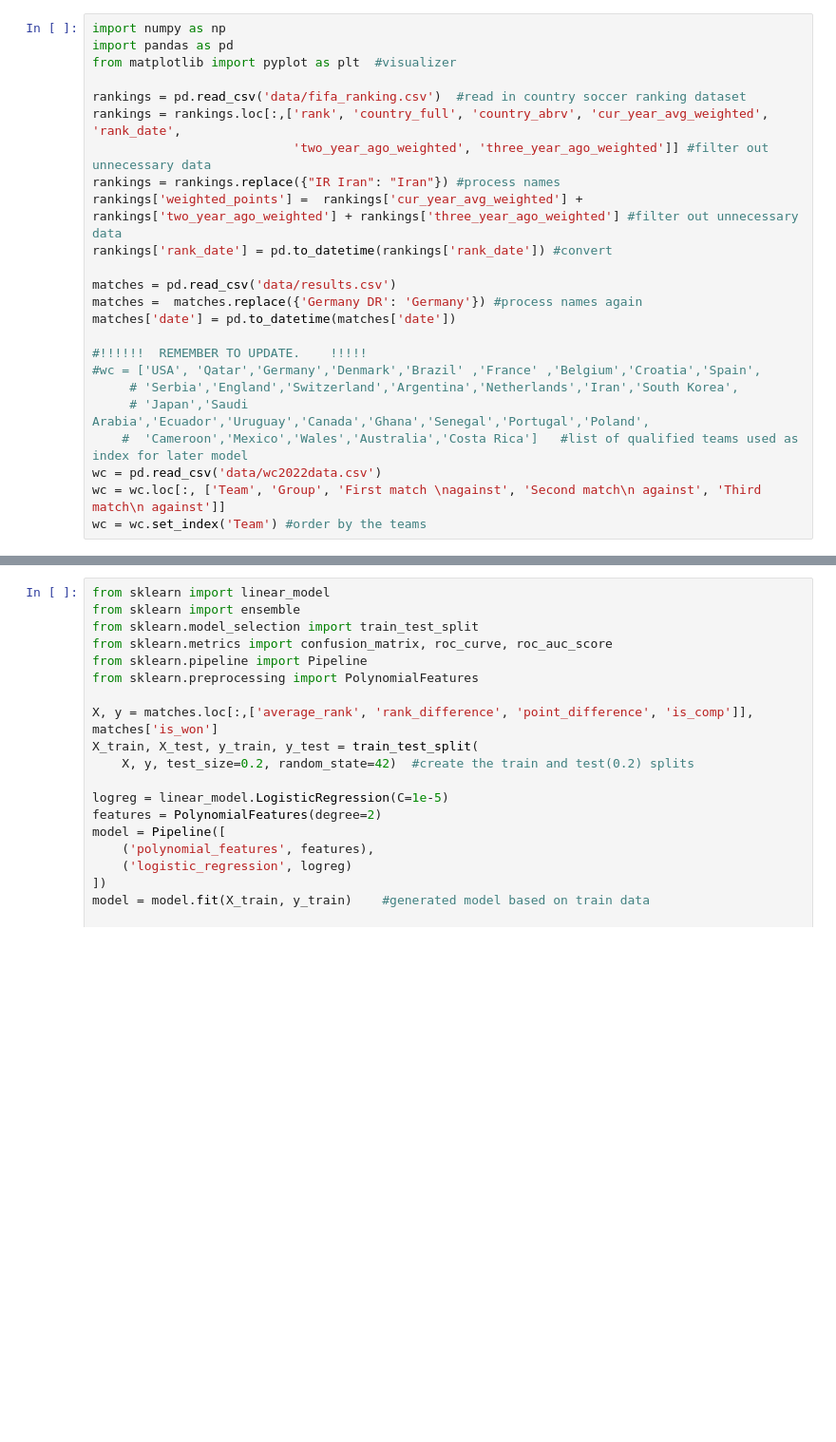
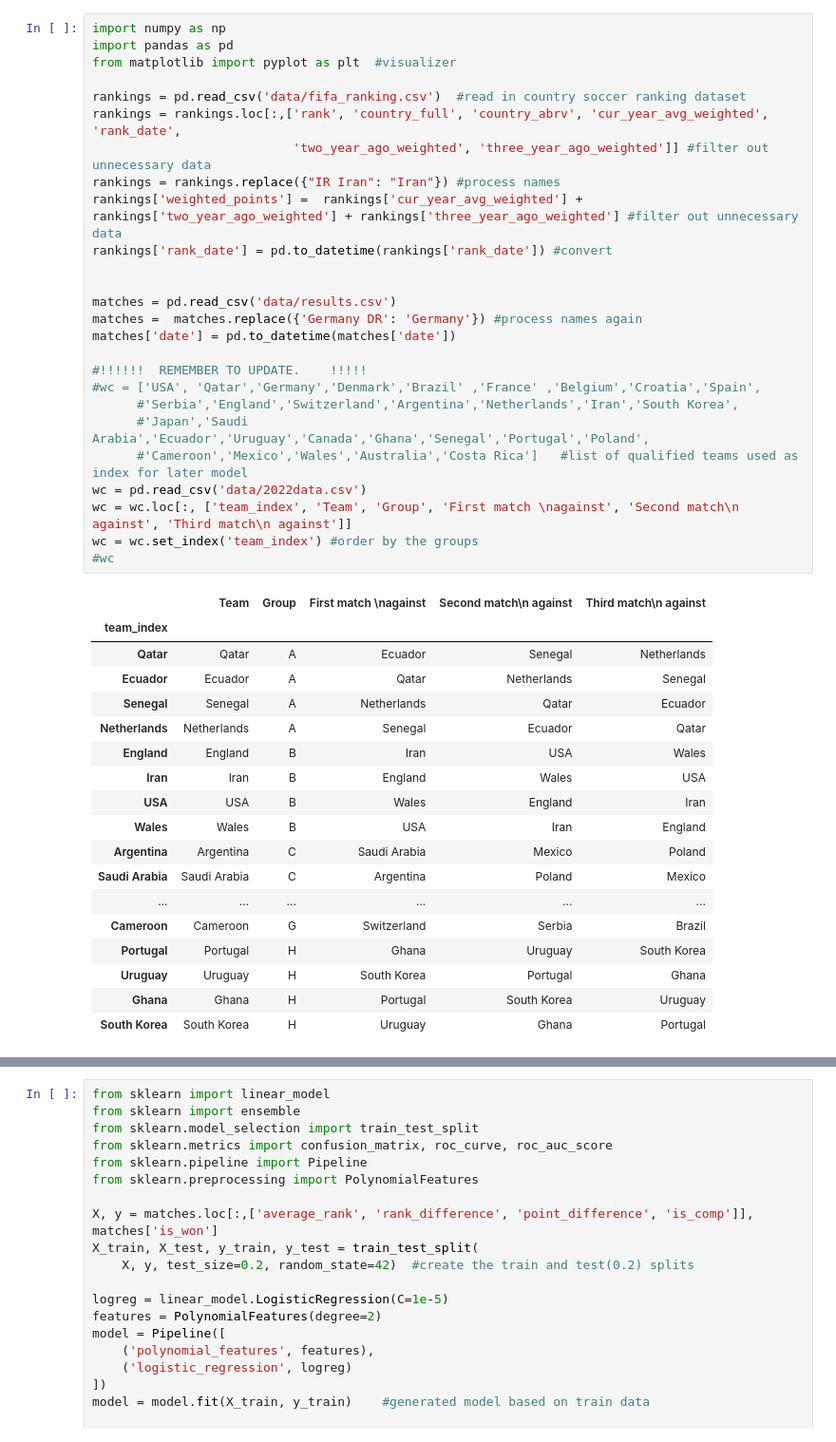
Before and after one commit to Edidas02/wc2022, a Jupyter notebook: wc2022.ipynb, the cells around one changed output, grey strips where cells are left out. Shown at 95% size. Cells and saved outputs as stored; diff of their text form; blank space fills up the shorter version.

```diff
--- a/wc2022.ipynb
+++ b/wc2022.ipynb
@@ -1,27 +1,48 @@
 # %%
 import numpy as np
 import pandas as pd
 from matplotlib import pyplot as plt  #visualizer
 
 rankings = pd.read_csv('data/fifa_ranking.csv')  #read in country soccer ranking dataset
 rankings = rankings.loc[:,['rank', 'country_full', 'country_abrv', 'cur_year_avg_weighted', 'rank_date',
                            'two_year_ago_weighted', 'three_year_ago_weighted']] #filter out unnecessary data
 rankings = rankings.replace({"IR Iran": "Iran"}) #process names
 rankings['weighted_points'] =  rankings['cur_year_avg_weighted'] + rankings['two_year_ago_weighted'] + rankings['three_year_ago_weighted'] #filter out unnecessary data
 rankings['rank_date'] = pd.to_datetime(rankings['rank_date']) #convert
 
+
 matches = pd.read_csv('data/results.csv')
 matches =  matches.replace({'Germany DR': 'Germany'}) #process names again
 matches['date'] = pd.to_datetime(matches['date'])
 
 #!!!!!!  REMEMBER TO UPDATE.    !!!!!
 #wc = ['USA', 'Qatar','Germany','Denmark','Brazil' ,'France' ,'Belgium','Croatia','Spain',
-     # 'Serbia','England','Switzerland','Argentina','Netherlands','Iran','South Korea',
-     # 'Japan','Saudi Arabia','Ecuador','Uruguay','Canada','Ghana','Senegal','Portugal','Poland',
-    #  'Cameroon','Mexico','Wales','Australia','Costa Rica']   #list of qualified teams used as index for later model
-wc = pd.read_csv('data/wc2022data.csv')
-wc = wc.loc[:, ['Team', 'Group', 'First match \nagainst', 'Second match\n against', 'Third match\n against']]
-wc = wc.set_index('Team') #order by the teams
+      #'Serbia','England','Switzerland','Argentina','Netherlands','Iran','South Korea',
+      #'Japan','Saudi Arabia','Ecuador','Uruguay','Canada','Ghana','Senegal','Portugal','Poland',
+      #'Cameroon','Mexico','Wales','Australia','Costa Rica']   #list of qualified teams used as index for later model
+wc = pd.read_csv('data/2022data.csv')
+wc = wc.loc[:, ['team_index', 'Team', 'Group', 'First match \nagainst', 'Second match\n against', 'Third match\n against']]
+wc = wc.set_index('team_index') #order by the groups
+#wc
+# %% [output]
+|  | Team | Group | First match \nagainst | Second match\n against | Third match\n against |
+| team_index |  |  |  |  |  |
+| Qatar | Qatar | A | Ecuador | Senegal | Netherlands |
+| Ecuador | Ecuador | A | Qatar | Netherlands | Senegal |
+| Senegal | Senegal | A | Netherlands | Qatar | Ecuador |
+| Netherlands | Netherlands | A | Senegal | Ecuador | Qatar |
+| England | England | B | Iran | USA | Wales |
+| Iran | Iran | B | England | Wales | USA |
+| USA | USA | B | Wales | England | Iran |
+| Wales | Wales | B | USA | Iran | England |
+| Argentina | Argentina | C | Saudi Arabia | Mexico | Poland |
+| Saudi Arabia | Saudi Arabia | C | Argentina | Poland | Mexico |
+| ... | ... | ... | ... | ... | ... |
+| Cameroon | Cameroon | G | Switzerland | Serbia | Brazil |
+| Portugal | Portugal | H | Ghana | Uruguay | South Korea |
+| Uruguay | Uruguay | H | South Korea | Portugal | Ghana |
+| Ghana | Ghana | H | Portugal | South Korea | Uruguay |
+| South Korea | South Korea | H | Uruguay | Ghana | Portugal |
 # %%
 # rankings by day
 rankings = rankings.set_index(['rank_date'])\
```
Also changed, not shown: parts of 6 cells of this notebook.
